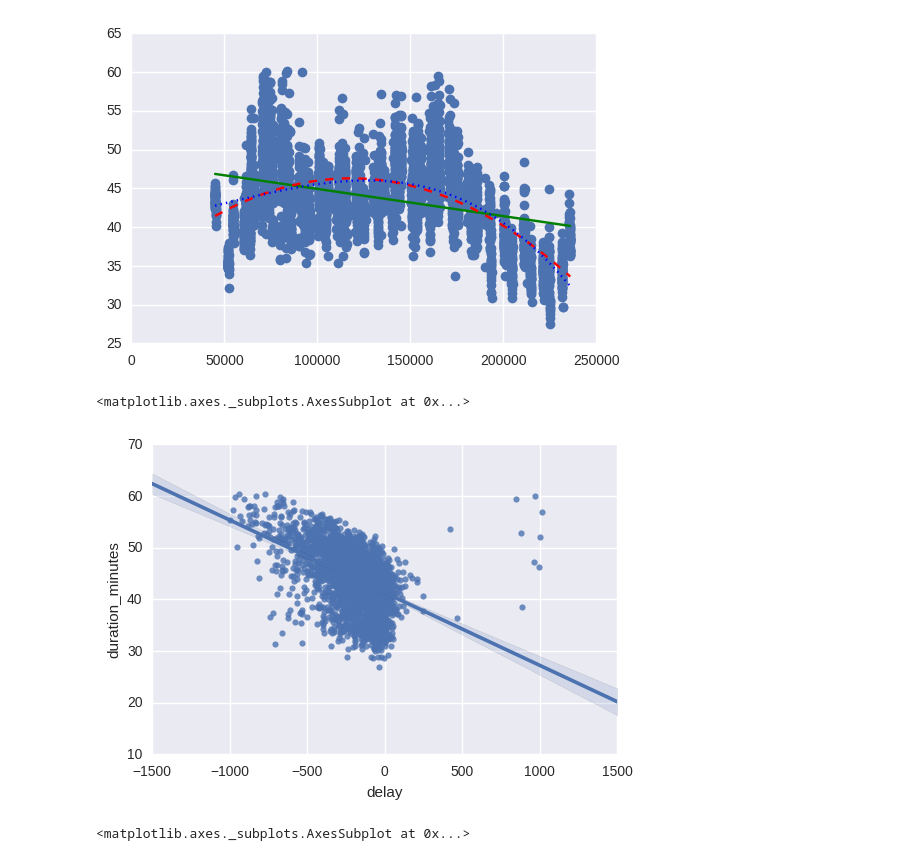
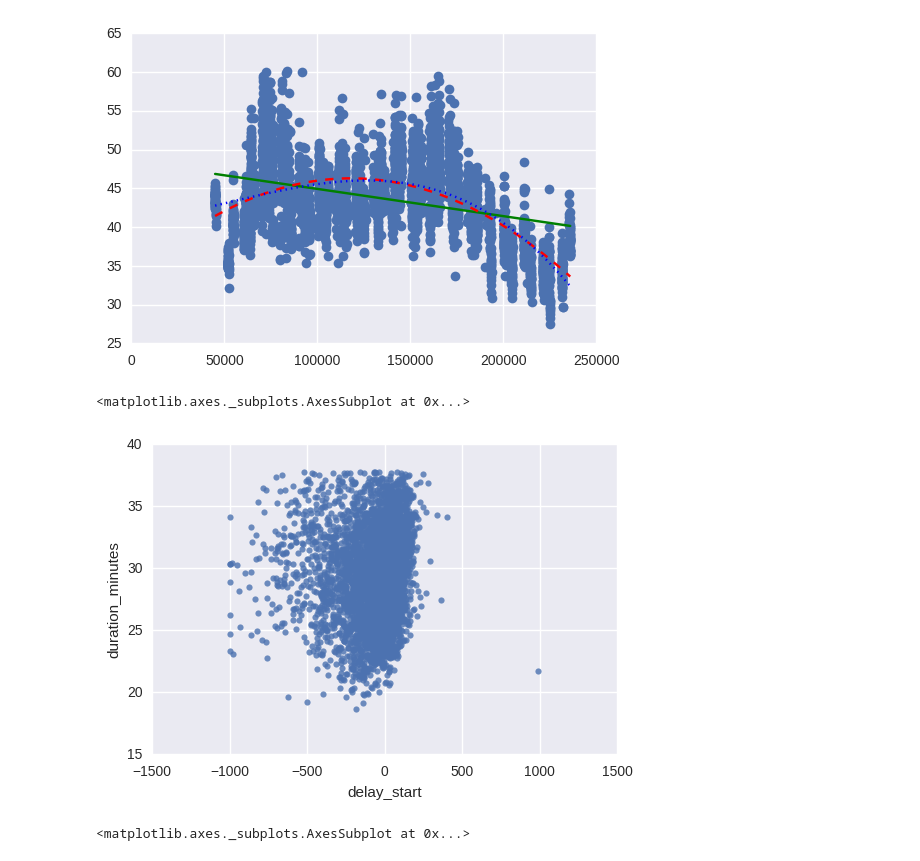
Before and after one commit to mihow/bustimes, a Jupyter notebook: Bus Trip Times Sandbox.ipynb, the cells around one changed output. Cells and saved outputs as stored; diff of their text form; code cells hidden in the pictures.

```diff
--- a/Bus Trip Times Sandbox.ipynb
+++ b/Bus Trip Times Sandbox.ipynb
@@ -56,11 +56,11 @@ plot(xp, np.polyval(p3, xp), 'b:')
 [figure]
 # %%
 sns.
-# %%
-sns.regplot("delay", "duration_minutes", df, fit_reg=True, x_jitter=True, y_jitter=True)
-# %% [output]
-<matplotlib.axes._subplots.AxesSubplot at 0x...>
-[figure, removed]
+# %%
+sns.regplot("delay_start", "duration_minutes", bus4, fit_reg=False)
+# %% [output]
+<matplotlib.axes._subplots.AxesSubplot at 0x...>
+[figure, added]
 # %%
 # Can we predict the time of trip based on the Delay at the time of trip start? Or even from a few stops back?
 # %%
```
Also changed, not shown: parts of 5 cells of this notebook, 3 other files.
